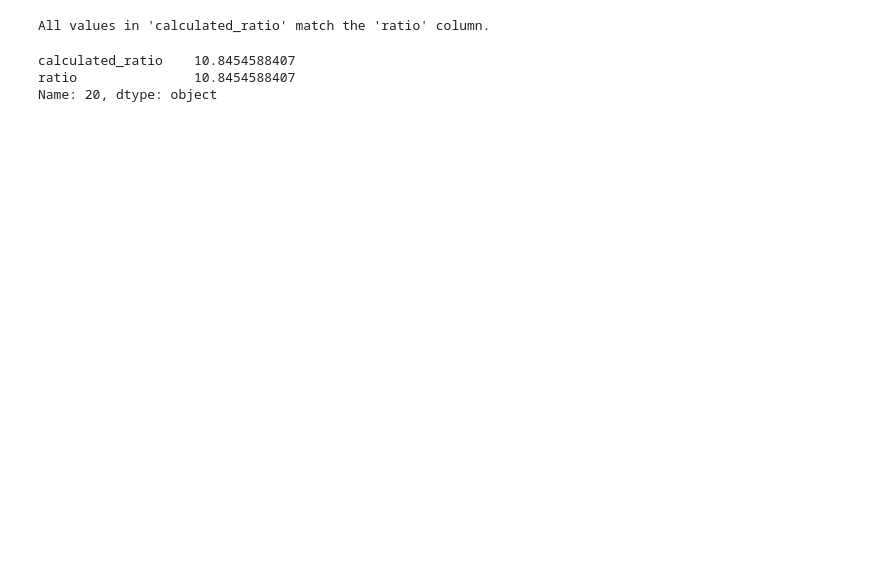
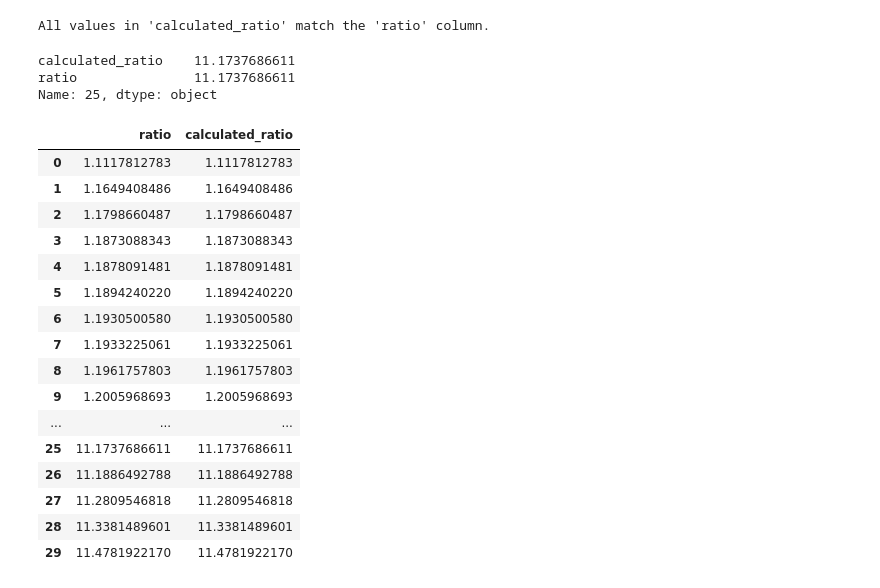
Before and after one commit to dylanDA23/DTA_Assignment2024, a Jupyter notebook: DTA_ASSIGNMENT.ipynb, the cells around one changed output. Saved outputs shown, nothing was run; the diff lists cells and outputs as text; code cells hidden in the pictures; blank space fills up the shorter version.

```diff
--- a/DTA_ASSIGNMENT.ipynb
+++ b/DTA_ASSIGNMENT.ipynb
@@ -205,10 +209,30 @@ All values in 'calculated_ratio' match the 'ratio' column.
 pd.set_option('display.precision', 10)
 # %%
 #Confirm ratio values are consitent with calculated ratio
-row_values = covid19_data.loc[20, ['calculated_ratio', 'ratio']]
+row_values = covid19_data.loc[25, ['calculated_ratio', 'ratio']]
 print(row_values)
+display_columns2 = ['ratio','calculated_ratio']
+
+covid19_data[display_columns2].head(30)
 # %% [output]
-calculated_ratio    10.8454588407
-ratio               10.8454588407
-Name: 20, dtype: object
+calculated_ratio    11.1737686611
+ratio               11.1737686611
+Name: 25, dtype: object
+|  | ratio | calculated_ratio |
+| 0 | 1.1117812783 | 1.1117812783 |
+| 1 | 1.1649408486 | 1.1649408486 |
+| 2 | 1.1798660487 | 1.1798660487 |
+| 3 | 1.1873088343 | 1.1873088343 |
+| 4 | 1.1878091481 | 1.1878091481 |
+| 5 | 1.1894240220 | 1.1894240220 |
+| 6 | 1.1930500580 | 1.1930500580 |
+| 7 | 1.1933225061 | 1.1933225061 |
+| 8 | 1.1961757803 | 1.1961757803 |
+| 9 | 1.2005968693 | 1.2005968693 |
+| ... | ... | ... |
+| 25 | 11.1737686611 | 11.1737686611 |
+| 26 | 11.1886492788 | 11.1886492788 |
+| 27 | 11.2809546818 | 11.2809546818 |
+| 28 | 11.3381489601 | 11.3381489601 |
+| 29 | 11.4781922170 | 11.4781922170 |
 # %%
```
Also changed, not shown: parts of 9 cells of this notebook.
